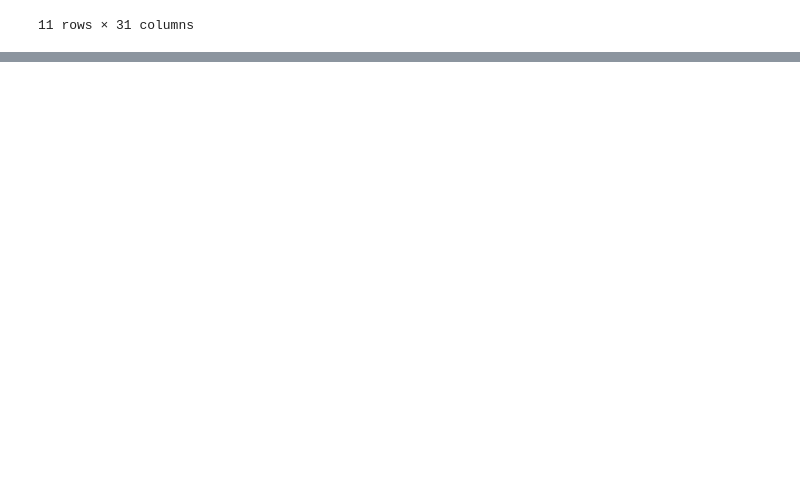
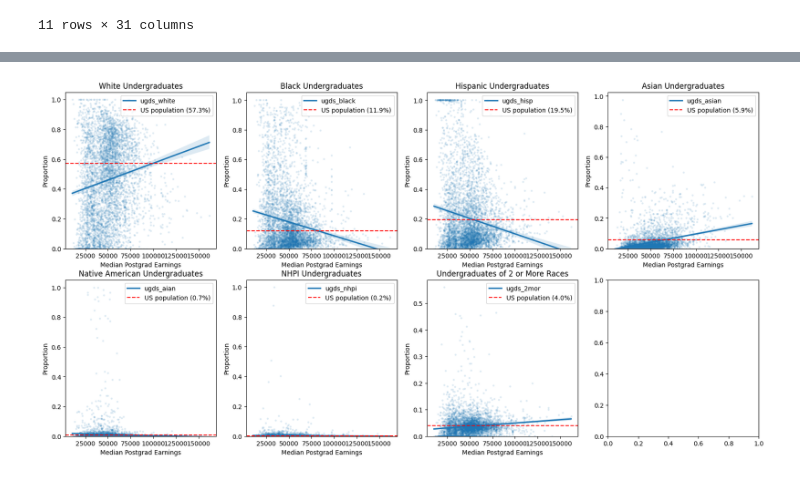
Before and after one commit to davidgarmal/comm3180_S26_G3_Data_Project, a Jupyter notebook: data_analysis/glynn_provisional_analysis.ipynb, the cells around one changed output, grey strips where cells are left out. Drawn from its saved outputs; the diff is of its cells as text; code cells hidden in the pictures; blank space fills up the shorter version.

```diff
--- a/data_analysis/glynn_provisional_analysis.ipynb
+++ b/data_analysis/glynn_provisional_analysis.ipynb
@@ -124,0 +163,3 @@ dat[dat['md_earn_wne_4yr']>=140000]
+# %%
+#keep only 4-yr institutions
+dat = dat[dat['degree_type']==3]
@@ -124,0 +287,17 @@ dat[dat['md_earn_wne_4yr']>=140000]
+# %%
+#investigating these relationships numerically
+#for model including all universities
+for col in race_cols:
+    model = smf.ols(f'md_earn_wne_4yr ~ {col}', data = dat).fit()
+#    print(model.summary())
+# %%
+#investigating these relationships numerically
+#for model including only racially designated universities
+for col in race_cols:
+    model = smf.ols(f'md_earn_wne_4yr ~ {col}', data = dat_designated).fit()
+#    print(col)
+#    print(model.summary())
+# %%
+race_col_names = ['White Undergraduates', 'Black Undergraduates', 'Hispanic Undergraduates' ,'Asian Undergraduates',
+                 'Native American Undergraduates', 'NHPI Undergraduates', 'Undergraduates of 2 or More Races']
+results = []
@@ -124,0 +342,27 @@ dat[dat['md_earn_wne_4yr']>=140000]
+# %%
+  #have a label for the regression line
+race_cols = ['ugds_white', 'ugds_black', 'ugds_hisp', 'ugds_asian', 'ugds_aian', 'ugds_nhpi', 'ugds_2mor']
+national_vector = [0.5728, 0.1193, 0.1952, 0.0586, 0.0067, 0.0019,  0.0405] #copied from David's code, but rearranged order so that they match my graphs
+national_names = ['White_alone', 'Black_alone', 'Hispanic_Latino', 'Asian_alone', 'AIAN_alone',
+                 'NHPI_alone', 'Two_or_More']
+nationals = zip(national_vector, national_names) #very excited I finally got to use the zip function
+
+#asked claude for help learning how to facet the graph
+fig, axes = plt.subplots(nrows = 2, ncols =4, figsize = (20,10)) #make a grid of axes
+axes = axes.flatten() #make the axes into a list
+
+for i, col in enumerate(race_cols): #where enumerate is adding a counter to an
+        #object that I'm iterating over, in this case, race_cols
+    sns.regplot(data = dat, x = 'md_earn_wne_4yr', y = col,
+                scatter_kws = {'alpha': 0.1, 's':5},
+                line_kws = {'label': col},
+                ax = axes[i])
+    axes[i].axhline(y=national_vector[i], color='red', linestyle='--',
+                    label=f'US population ({national_vector[i]:.1%})')
+    axes[i].legend()
+    axes[i].set_title(race_col_names[i])
+    axes[i].set_xlabel('Median Postgrad Earnings')
+    axes[i].set_ylabel('Proportion')
+    axes[i].set_ylim(bottom=0)
+# %% [output]
+[figure, added]
```
Also changed, not shown: parts of 26 cells of this notebook, 4 other files.
